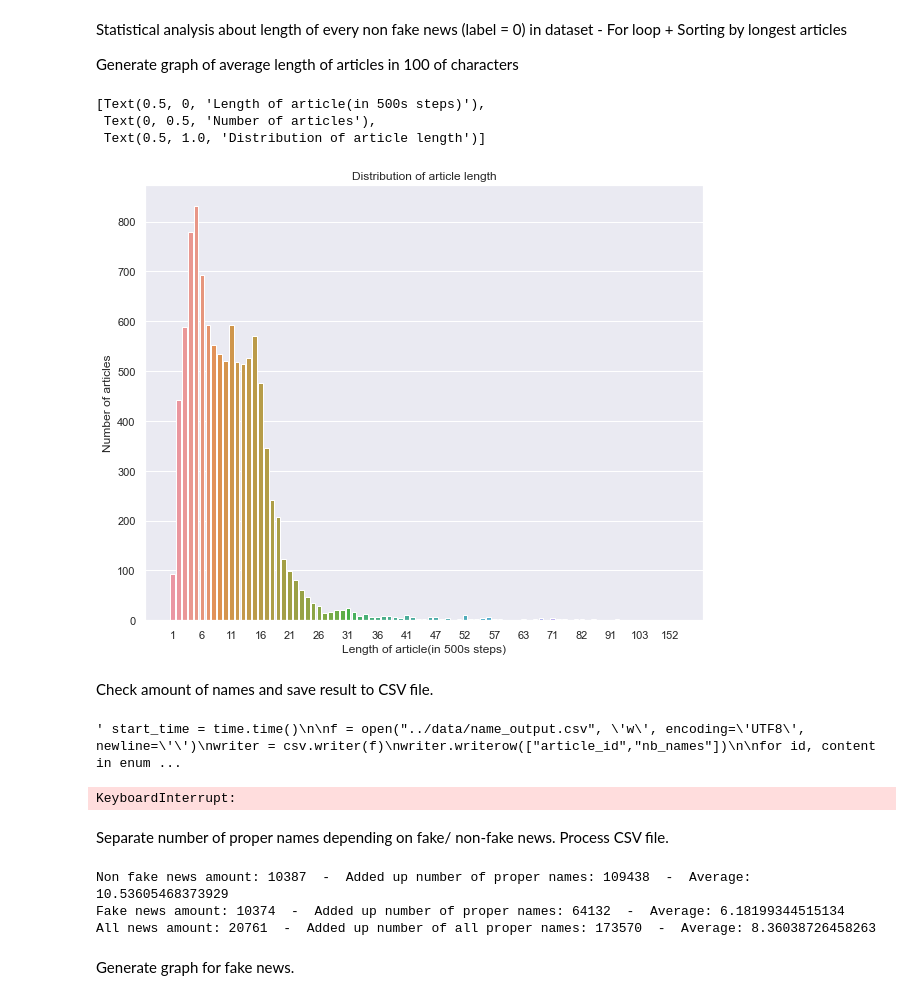
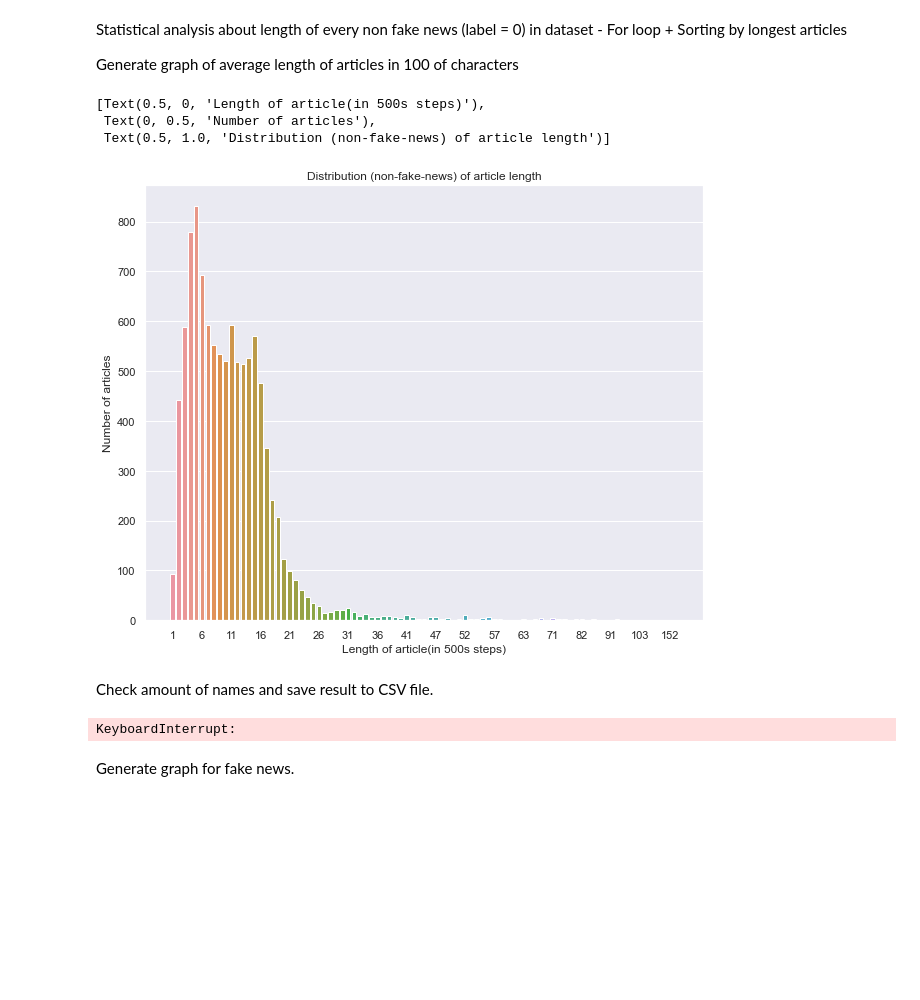
Before and after one commit to GeoffreyKarnbach/Fake-News-Detector-AI, a Jupyter notebook: src/analyse.ipynb, the cells around one changed output. Cells and saved outputs as stored; diff of their text form; code cells hidden in the pictures; blank space fills up the shorter version.

```diff
--- a/src/analyse.ipynb
+++ b/src/analyse.ipynb
@@ -82,16 +83,19 @@ Generate graph of average length of articles in 100 of characters
 # %%
 plt.close()
 ax = sns.countplot(x=df.loc[df["label"] == 0]["text_length"])
 ax.locator_params(axis='x', nbins=20)
-ax.set(xlabel = 'Length of article(in 500s steps)', ylabel='Number of articles', title='Distribution of article length')
+ax.set(xlabel = 'Length of article(in 500s steps)', ylabel='Number of articles', title='Distribution (non-fake-news) of article length')
 # %% [output]
 [Text(0.5, 0, 'Length of article(in 500s steps)'),
  Text(0, 0.5, 'Number of articles'),
- Text(0.5, 1.0, 'Distribution of article length')]
+ Text(0.5, 1.0, 'Distribution (non-fake-news) of article length')]
-[figure, old version]
+[figure, new version]
 # %% [markdown]
 Check amount of names and save result to CSV file.
 # %%
+from tqdm.auto import tqdm
+tqdm.pandas()
+
 def get_human_names(text):
     tokens = nltk.tokenize.word_tokenize(text)
     pos = nltk.pos_tag(tokens)
@@ -112,69 +116,12 @@ def get_human_names(text):
 
     return len(person_list)
 
-""" start_time = time.time()
+start_time = time.time()
 
-f = open("../data/name_output.csv", 'w', encoding='UTF8', newline='')
-writer = csv.writer(f)
-writer.writerow(["article_id","nb_names"])
+df["nb_names"] = df["text"].progress_apply(lambda x: get_human_names(str(x)))
 
-for id, content in enumerate(df["text"]):
-    if id%100==0:
-        print(id)
-    try:
-        writer.writerow([id, len(get_human_names(content))])
-    except:
-        pass
-
-print(time.time()-start_time)
-f.close() """
+f.close()
 # %% [output]
-' start_time = time.time()\n\nf = open("../data/name_output.csv", \'w\', encoding=\'UTF8\', newline=\'\')\nwriter = csv.writer(f)\nwriter.writerow(["article_id","nb_names"])\n\nfor id, content in enum ...
+KeyboardInterrupt:
-# %%
-df["text_names"] = df["text"].apply(lambda x: get_human_names(str(x)))
-# %% [output]
-KeyboardInterrupt:
-# %% [markdown]
-Separate number of proper names depending on fake/ non-fake news.
-Process CSV file.
-# %%
-df_names = pd.read_csv("../data/name_output.csv")
-
-non_fake = {}
-fake = {}
-
-non_fake_sum = 0
-fake_sum = 0
-
-total_non_fake = 0
-total_fake = 0
-
-for index, row in df_names.iterrows():
-
-    if df.loc[df["id"] == row["article_id"], "label"].to_string(index=False) == "1":
-
-        if row["nb_names"] in fake:
-            fake[row["nb_names"]]+=1
-        else:
-            fake[row["nb_names"]] = 1
-        fake_sum += row["nb_names"]
-        total_fake+=1
-
-    else:
-        if row["nb_names"] in non_fake:
-            non_fake[row["nb_names"]]+=1
-        else:
-            non_fake[row["nb_names"]] = 1
-
-        non_fake_sum += row["nb_names"]
-        total_non_fake+=1
-
-print(f"Non fake news amount: {total_non_fake}  -  Added up number of proper names: {non_fake_sum}  -  Average: {non_fake_sum/total_non_fake}")
-print(f"Fake news amount: {total_fake}  -  Added up number of proper names: {fake_sum}  -  Average: {fake_sum/total_fake}")
-print(f"All news amount: {total_fake+total_non_fake}  -  Added up number of all proper names: {fake_sum+non_fake_sum}  -  Average: {(fake_sum+non_fake_sum)/(total_fake+total_non_fake)}")
-# %% [output]
-Non fake news amount: 10387  -  Added up number of proper names: 109438  -  Average: 10.53605468373929
-Fake news amount: 10374  -  Added up number of proper names: 64132  -  Average: 6.18199344515134
-All news amount: 20761  -  Added up number of all proper names: 173570  -  Average: 8.36038726458263
 # %% [markdown]
 Generate graph for fake news.
```
Also changed, not shown: parts of 8 cells of this notebook, 2 other files.
